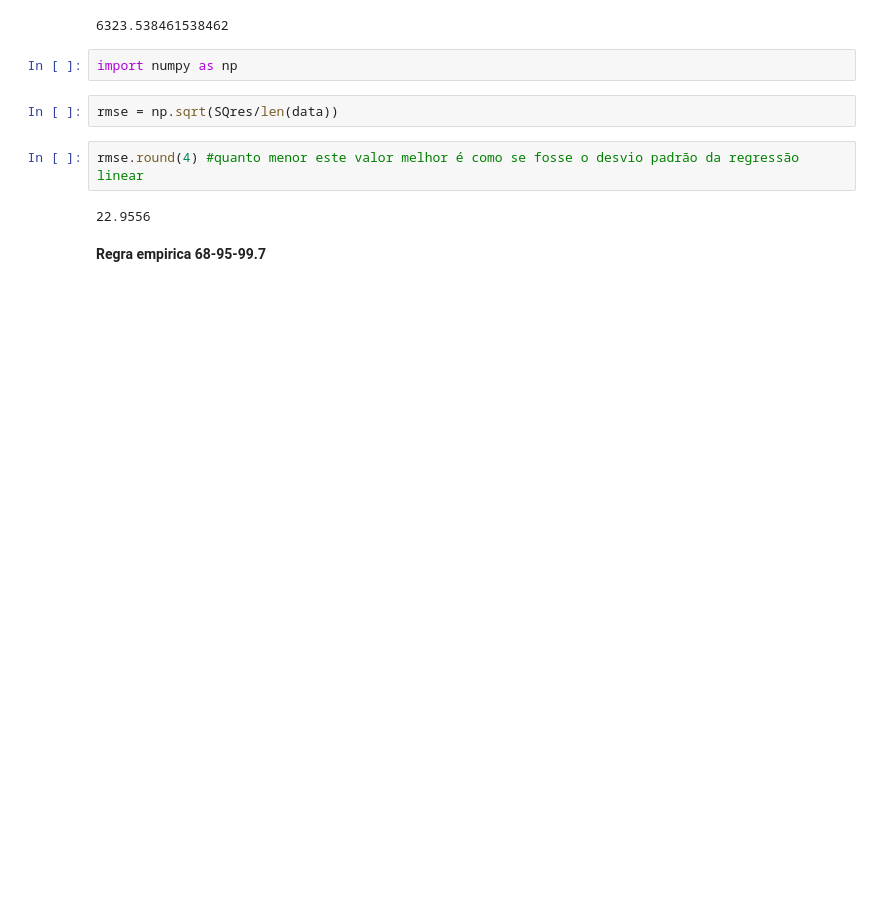
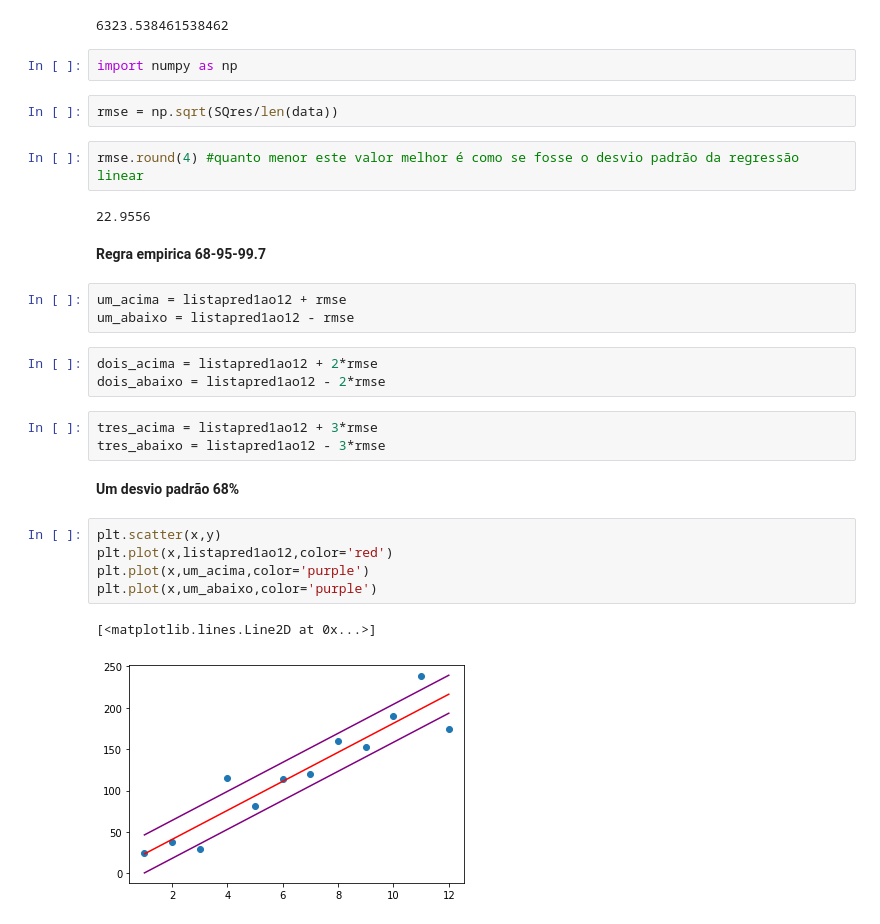
Before and after one commit to LucasRocha2308/Curso-Data-Science-e-Machine-Learning-com-Estatistica-e-Python, a Jupyter notebook: Estatistica_regressao_linear.ipynb, the cells around one changed output. Cells and saved outputs as stored; diff of their text form; blank space fills up the shorter version.

```diff
--- a/Estatistica_regressao_linear.ipynb
+++ b/Estatistica_regressao_linear.ipynb
@@ -286,3 +286,22 @@ rmse.round(4) #quanto menor este valor melhor é como se fosse o desvio padrão
 22.9556
 # %% [markdown]
 **Regra empirica 68-95-99.7**
+# %%
+um_acima = listapred1ao12 + rmse
+um_abaixo = listapred1ao12 - rmse
+# %%
+dois_acima = listapred1ao12 + 2*rmse
+dois_abaixo = listapred1ao12 - 2*rmse
+# %%
+tres_acima = listapred1ao12 + 3*rmse
+tres_abaixo = listapred1ao12 - 3*rmse
+# %% [markdown]
+**Um desvio padrão 68%**
+# %%
+plt.scatter(x,y)
+plt.plot(x,listapred1ao12,color='red')
+plt.plot(x,um_acima,color='purple')
+plt.plot(x,um_abaixo,color='purple')
+# %% [output]
+[<matplotlib.lines.Line2D at 0x...>]
+[figure, added]
```
Also changed, not shown: parts of 56 cells of this notebook.
